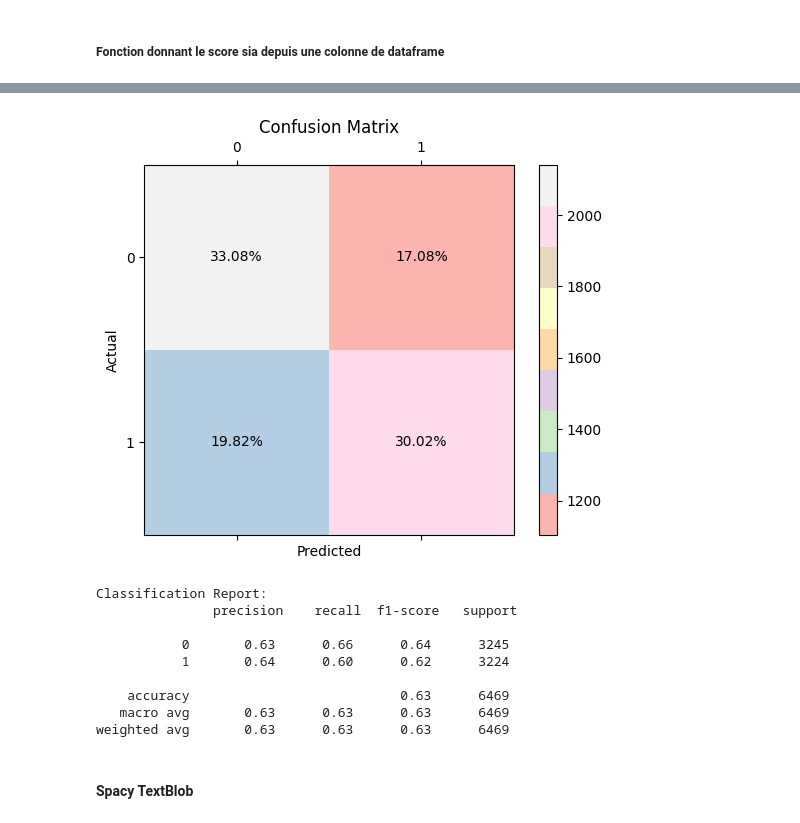
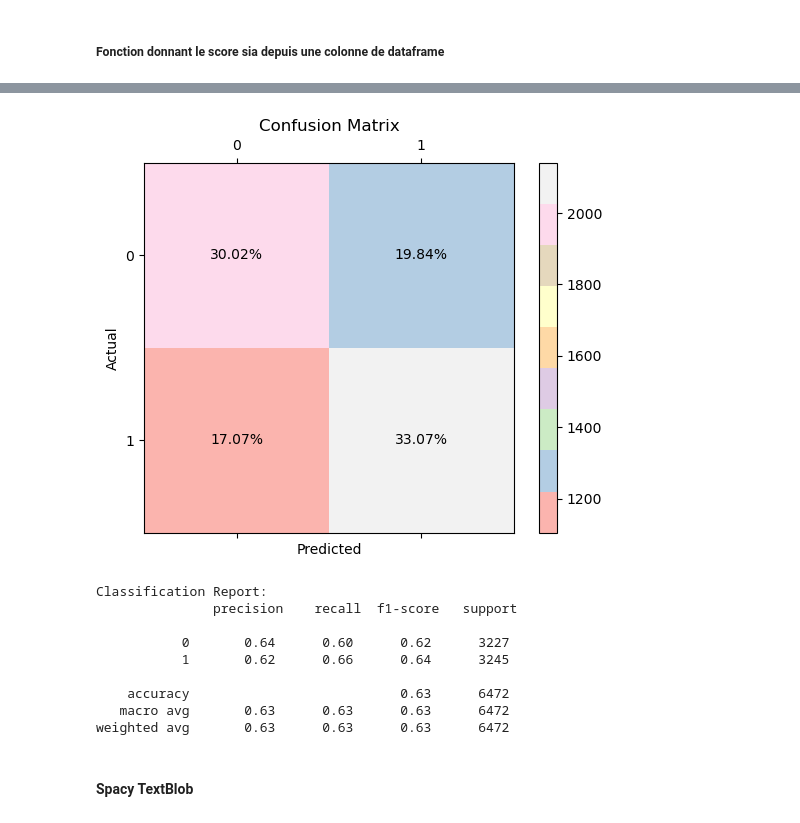
Before and after one commit to cecile-aie/oc_aiep7, a Jupyter notebook: P7_preprocessing.ipynb, the cells around one changed output, grey strips where cells are left out. Saved outputs shown, nothing was run; the diff lists cells and outputs as text; code cells hidden in the pictures.

Commit message:
modification preprocessing classe 1=sentiment neg

```diff
--- a/P7_preprocessing.ipynb
+++ b/P7_preprocessing.ipynb
@@ -1063,11 +1118,6 @@ import pandas as pd
 import nltk
 from nltk.corpus import stopwords
 from nltk.stem import WordNetLemmatizer
-
-# Assurez-vous d'avoir téléchargé les ressources nécessaires de NLTK
-# nltk.download('stopwords')
-# nltk.download('wordnet')
-# nltk.download('omw-1.4')
 
 # Initialiser le lemmatizer et les stopwords
 lemmatizer = WordNetLemmatizer()
@@ -1083,7 +1133,8 @@ def preprocess_tokens(tokens):
     text = re.sub(r',', '', text)  # Supprime les virgules
     text = re.sub(r'/', '', text)  # Supprime les slashs
     text = re.sub(r':', '', text)  # Supprime les :
-    text = re.sub(r'``', '', text)  # Supprime les ``
+    text = re.sub(r'\+', '', text)  # Supprime les +
+    text = re.sub(r'`', '', text)  # Supprime les
     text = re.sub(r"''", '', text) # Supprime les double guillemets
 
 
@@ -1124,0 +1181,8 @@ On a pu réduire de 25% le nombre de tokens et il s'avère que nous avons pu ext
+# %%
+# Calculer la longueur (nombre de tokens) dans les colonnes déjà tokenisées
+data['length_tokenized'] = data['tokenized'].apply(len)
+data['length_preprocessed_tokenized'] = data['preprocessed_tokenized'].apply(len)
+
+# Afficher la longueur maximale des deux colonnes
+print("Max length tokenized: ", data['length_tokenized'].max())
+print("Max length preprocessed_tokenized: ", data['length_preprocessed_tokenized'].max())
@@ -1125,7 +1194,7 @@ On a pu réduire de 25% le nombre de tokens et il s'avère que nous avons pu ext
 # %%
 # Sauvegarder le DataFrame data
-# data.to_csv('./data/data_preprocessed.csv', index=True)
+data.to_csv('./data/data_preprocessed.csv', index=True)
 import pandas as pd
-data = pd.read_csv('./data/data_preprocessed.csv', index_col=0)
+# data = pd.read_csv('./data/data_preprocessed.csv', index_col=0)
 # %% [markdown]
 ### Utilisation d'un embedding donnant la polarité d'une phrase
@@ -1209,6 +1291,10 @@ scores_raw_text = sentiment_scores(data, "text")
 from sklearn.metrics import confusion_matrix, ConfusionMatrixDisplay, classification_report
 import matplotlib.pyplot as plt
 import numpy as np
+
+# Modifie les valeurs dans scores_raw_text
+# Si le score est 0, la classe devient 1; si le score est 1, la classe devient 0
+scores_raw_text = np.where(scores_raw_text == 0, 1, 0)
 
 # Calculer la matrice de confusion
 cm = confusion_matrix(data['target'], scores_raw_text)
@@ -1249,42 +1335,45 @@ scores_preprocessed_text = sentiment_scores(data, "preprocessed_text")
 # %%
 from sklearn.metrics import confusion_matrix, ConfusionMatrixDisplay, classification_report
 import matplotlib.pyplot as plt
 import numpy as np
+
+# Si le score est 0, la classe devient 1; si le score est 1, la classe devient 0
+scores_preprocessed_text = np.where(scores_preprocessed_text == 0, 1, 0)
 
 # Calculer la matrice de confusion
 cm = confusion_matrix(data['target'], scores_preprocessed_text)
 
 # Afficher la matrice de confusion avec des couleurs pastel et des annotations en pourcentage
 fig, ax = plt.subplots()
 cax = ax.matshow(cm, cmap="Pastel1")
 
 # Ajouter les annotations en pourcentage
 for (i, j), val in np.ndenumerate(cm):
     ax.text(j, i, f"{val / cm.sum():.2%}", ha='center', va='center')
 
 # Ajouter une barre de couleur
 fig.colorbar(cax)
 
 # Ajouter un titre
 plt.title('Confusion Matrix')
 plt.xlabel('Predicted')
 plt.ylabel('Actual')
 plt.show()
 
 # Afficher le rapport de classification
 report = classification_report(data['target'], scores_preprocessed_text)
 print("Classification Report:\n", report)
 # %% [output]
-[figure, old version]
+[figure, new version]
 Classification Report:
                precision    recall  f1-score   support
 
-           0       0.63      0.66      0.64      3245
-           1       0.64      0.60      0.62      3224
+           0       0.64      0.60      0.62      3227
+           1       0.62      0.66      0.64      3245
 
-    accuracy                           0.63      6469
-   macro avg       0.63      0.63      0.63      6469
-weighted avg       0.63      0.63      0.63      6469
+    accuracy                           0.63      6472
+   macro avg       0.63      0.63      0.63      6472
+weighted avg       0.63      0.63      0.63      6472
 # %% [markdown]
 #### Spacy TextBlob
 # %%
```
Also changed, not shown: parts of 41 cells of this notebook, 2 other files.
